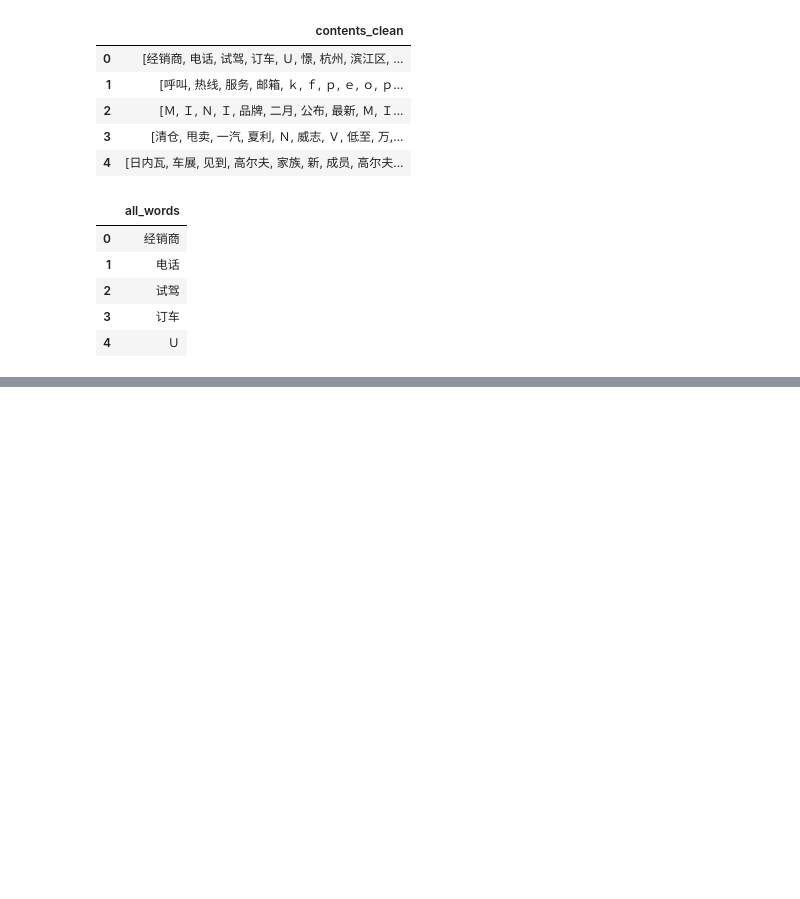
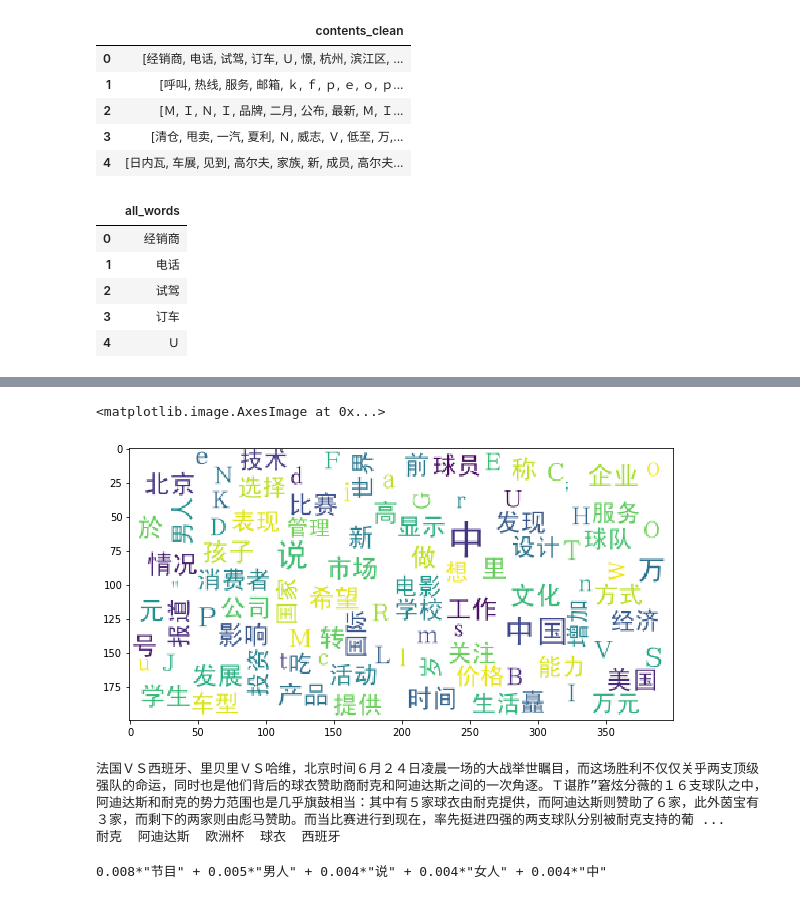
Before and after one commit to liguoqinjim/jupyter_notebook_todo_remove, a Jupyter notebook: notebook_idata_lesson01/Bayes-News/Bayes-News.ipynb, the cells around one changed output, grey strips where cells are left out. Cells and saved outputs as stored; diff of their text form; code cells hidden in the pictures; blank space fills up the shorter version.

Commit message:
Bayes-News

```diff
--- a/notebook_idata_lesson01/Bayes-News/Bayes-News.ipynb
+++ b/notebook_idata_lesson01/Bayes-News/Bayes-News.ipynb
@@ -140,3 +140,10 @@ df_all_words[:5]
 | 2 | 试驾 |
 | 3 | 订车 |
 | 4 | Ｕ |
+# %%
+# 计算词出现的次数
+import numpy as np
+
+words_count = df_all_words.groupby(by=["all_words"])["all_words"].agg({"count": np.size})
+words_count = words_count.reset_index().sort_values(by=["count"], ascending=False)
+words_count[:5]
@@ -142,0 +159,32 @@ df_all_words[:5]
+# %%
+from wordcloud import WordCloud
+import matplotlib.pyplot as plt
+import matplotlib
+% matplotlib inline
+
+matplotlib.rcParams["figure.figsize"] = (10.0, 5.0)
+
+# 设置字体，背景颜色，字体大小
+wordCloud = WordCloud(
+    font_path="E:\Workspace\jupyter_notebook\\notebook_idata_lesson01\Bayes-News\data\simhei.ttf",
+    background_color="white",
+    max_font_size=30
+)
+word_frequence = {x[0]: x[1] for x in words_count.head(100).values}
+wordCloud = wordCloud.fit_words(word_frequence)
+plt.imshow(wordCloud)
+# %% [output]
+<matplotlib.image.AxesImage at 0x...>
+[figure, added]
+# %%
+# TF-IDF
+import jieba.analyse
+
+index = 2400
+print(df_news["content"][index])
+content_S_str = "".join(content_S[index])
+# 分析关键词
+print("  ".join(jieba.analyse.extract_tags(content_S_str, topK=5, withWeight=False)))
+# %% [output]
+法国ＶＳ西班牙、里贝里ＶＳ哈维，北京时间６月２４日凌晨一场的大战举世瞩目，而这场胜利不仅仅关乎两支顶级强队的命运，同时也是他们背后的球衣赞助商耐克和阿迪达斯之间的一次角逐。Ｔ谌胙”窘炫分薇的１６支球队之中，阿迪达斯和耐克的势力范围也是几乎旗鼓相当：其中有５家球衣由耐克提供，而阿迪达斯则赞助了６家，此外茵宝有３家，而剩下的两家则由彪马赞助。而当比赛进行到现在，率先挺进四强的两支球队分别被耐克支持的葡 ...
+耐克  阿迪达斯  欧洲杯  球衣  西班牙
@@ -142,0 +199,6 @@ df_all_words[:5]
+# %%
+# 指定topic数量
+lda = gensim.models.ldamodel.LdaModel(corpus=corpus, id2word=dictionary, num_topics=20)
+print(lda.print_topic(1, topn=5))
+# %% [output]
+0.008*"节目" + 0.005*"男人" + 0.004*"说" + 0.004*"女人" + 0.004*"中"
```
Also changed, not shown: parts of 13 cells of this notebook.
